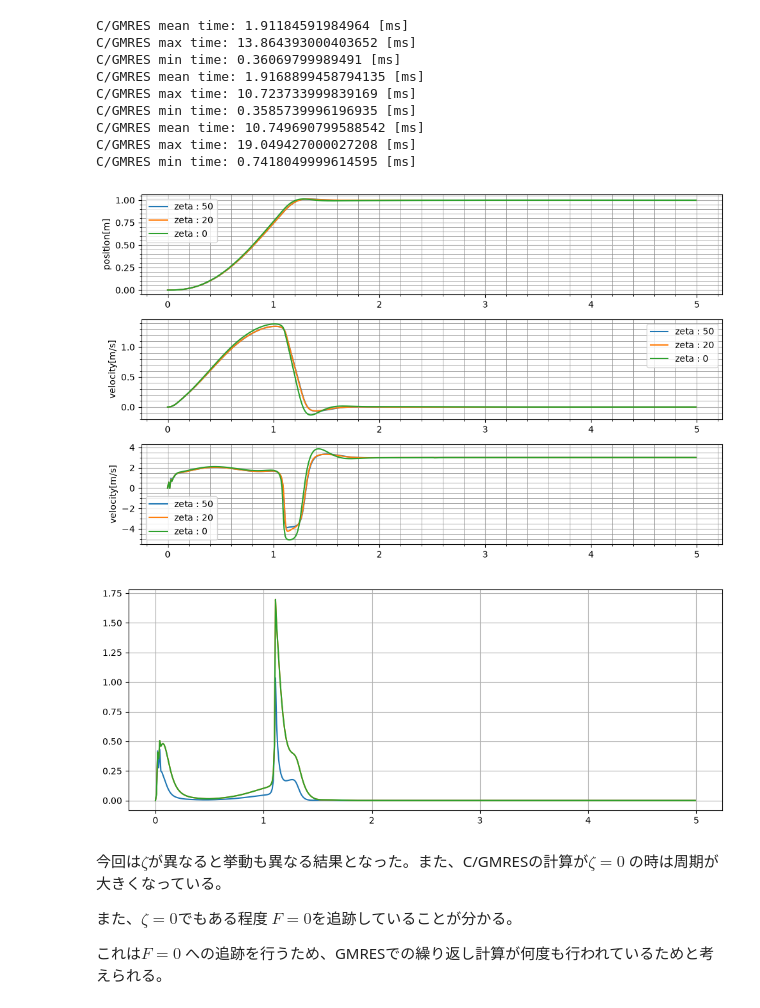
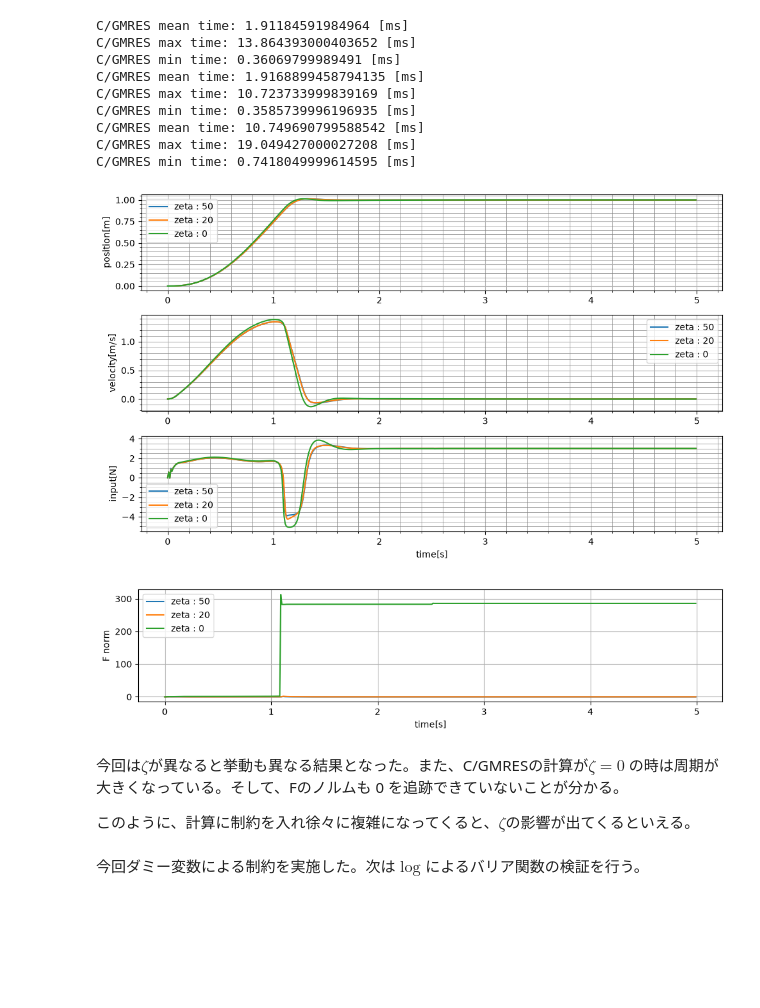
Before and after one commit to hideto008/learning_C-GMRES, a Jupyter notebook: Application/nonlinear_spring_with_constraint.ipynb, the cells around one changed output. Cells and saved outputs as stored; diff of their text form; code cells hidden in the pictures; blank space fills up the shorter version.

```diff
--- a/Application/nonlinear_spring_with_constraint.ipynb
+++ b/Application/nonlinear_spring_with_constraint.ipynb
@@ -1093,41 +1093,45 @@ fig, ax = plt.subplots(3,1, figsize=(10,6))
 
 ax[0].plot(t1_array, x1_array[:,0] , label = "zeta : 50")
 ax[0].plot(t2_array, x2_array[:,0] , label = "zeta : 20")
 ax[0].plot(t3_array, x3_array[:,0] , label = "zeta : 0")
 ax[0].set_ylabel("position[m]")
 ax[1].plot(t1_array, x1_array[:,1] , label = "zeta : 50")
 ax[1].plot(t2_array, x2_array[:,1] , label = "zeta : 20")
 ax[1].plot(t3_array, x3_array[:,1] , label = "zeta : 0")
 ax[1].set_ylabel("velocity[m/s]")
 ax[2].plot(t1_array, u1_array , label = "zeta : 50")
 ax[2].plot(t2_array, u2_array , label = "zeta : 20")
 ax[2].plot(t3_array, u3_array , label = "zeta : 0")
-ax[2].set_ylabel("velocity[m/s]")
+ax[2].set_ylabel("input[N]")
+ax[2].set_xlabel("time[s]")
 
 for i in range(3):
     ax[i].grid()
     ax[i].grid(which='minor', lw=0.5, color='grey')
     ax[i].minorticks_on()
     ax[i].legend()
 
 fig.tight_layout()
 plt.show()
 
-fig, ax = plt.subplots(1,1, figsize=(10,4))
+fig, ax = plt.subplots(1,1, figsize=(10,2.5))
 ax.plot(t1_array, f1_norm_array, label = "zeta : 50")
 ax.plot(t2_array, f2_norm_array, label = "zeta : 20")
-ax.plot(t2_array, f2_norm_array, label = "zeta : 0")
+ax.plot(t2_array, f3_norm_array, label = "zeta : 0")
+ax.set_ylabel("F norm")
+ax.set_xlabel("time[s]")
 
 ax.grid()
+ax.legend()
 
 fig.tight_layout()
 plt.show()
 # %% [output]
-[figure, old version]
+[figure, new version]
-[figure, old version]
+[figure, new version]
 # %% [markdown]
-今回は$\zeta$が異なると挙動も異なる結果となった。また、C/GMRESの計算が$\zeta=0$ の時は周期が大きくなっている。
+今回は$\zeta$が異なると挙動も異なる結果となった。また、C/GMRESの計算が$\zeta=0$ の時は周期が大きくなっている。そして、Fのノルムも 0 を追跡できていないことが分かる。
 
-また、$\zeta=0$でもある程度 $F=0$を追跡していることが分かる。
-
-これは$F=0$ への追跡を行うため、GMRESでの繰り返し計算が何度も行われているためと考えられる。
+このように、計算に制約を入れ徐々に複雑になってくると、$\zeta$の影響が出てくるといえる。
+# %% [markdown]
+今回ダミー変数による制約を実施した。次は$\log$によるバリア関数の検証を行う。
```
